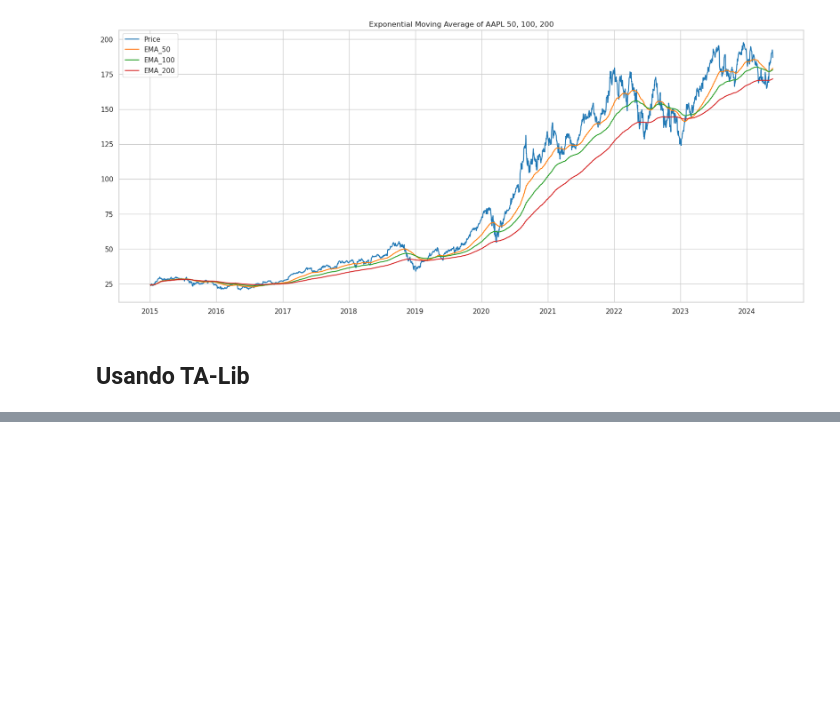
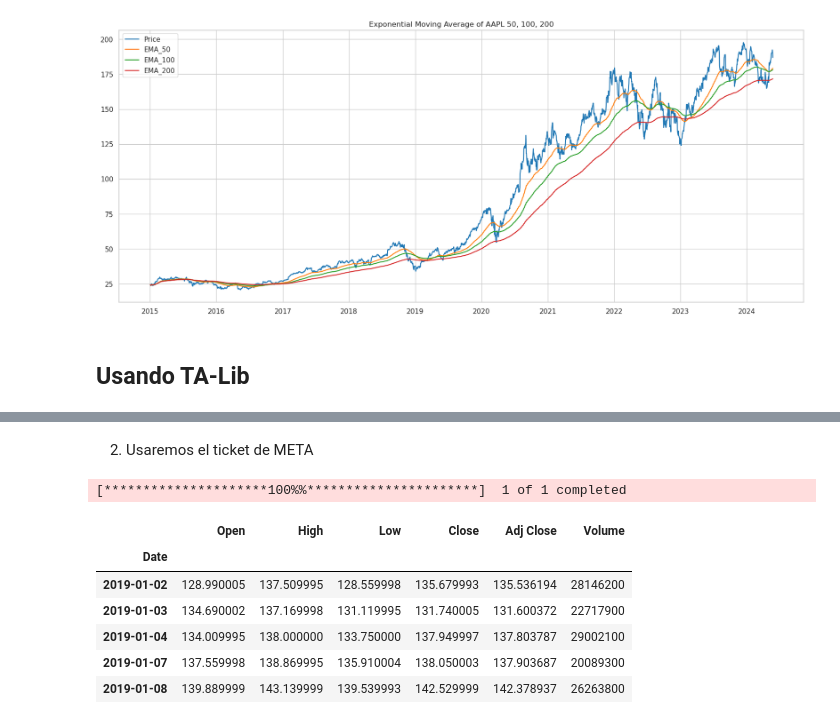
Before and after one commit to antonio-xrp/Data-science-for-finance-ES-EN, a Jupyter notebook: notebooks/analisis-tecnico/0.1-ema-sma.ipynb, the cells around one changed output, grey strips where cells are left out. Drawn from its saved outputs; the diff is of its cells as text; code cells hidden in the pictures; blank space fills up the shorter version.

```diff
--- a/notebooks/analisis-tecnico/0.1-ema-sma.ipynb
+++ b/notebooks/analisis-tecnico/0.1-ema-sma.ipynb
@@ -201,0 +214,15 @@ plot_data_EMA(exponencial)
+# %% [markdown]
+2. Usaremos el ticket de META
+# %%
+ticket = 'META'
+df = yf.download(ticket, start='2019-01-01')
+df.head()
+# %% [output]
+[*********************100%%**********************]  1 of 1 completed
+|  | Open | High | Low | Close | Adj Close | Volume |
+| Date |  |  |  |  |  |  |
+| 2019-01-02 | 128.990005 | 137.509995 | 128.559998 | 135.679993 | 135.536194 | 28146200 |
+| 2019-01-03 | 134.690002 | 137.169998 | 131.119995 | 131.740005 | 131.600372 | 22717900 |
+| 2019-01-04 | 134.009995 | 138.000000 | 133.750000 | 137.949997 | 137.803787 | 29002100 |
+| 2019-01-07 | 137.559998 | 138.869995 | 135.910004 | 138.050003 | 137.903687 | 20089300 |
+| 2019-01-08 | 139.889999 | 143.139999 | 139.539993 | 142.529999 | 142.378937 | 26263800 |
```
Also changed, not shown: parts of 15 cells of this notebook.
